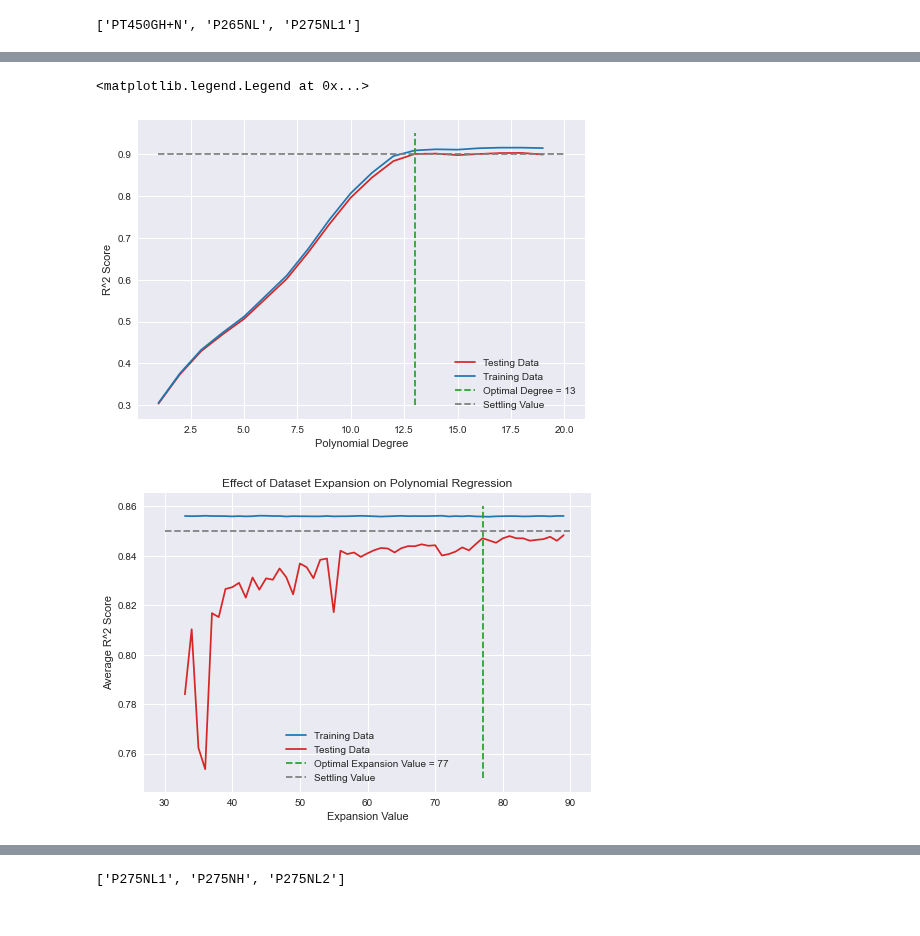
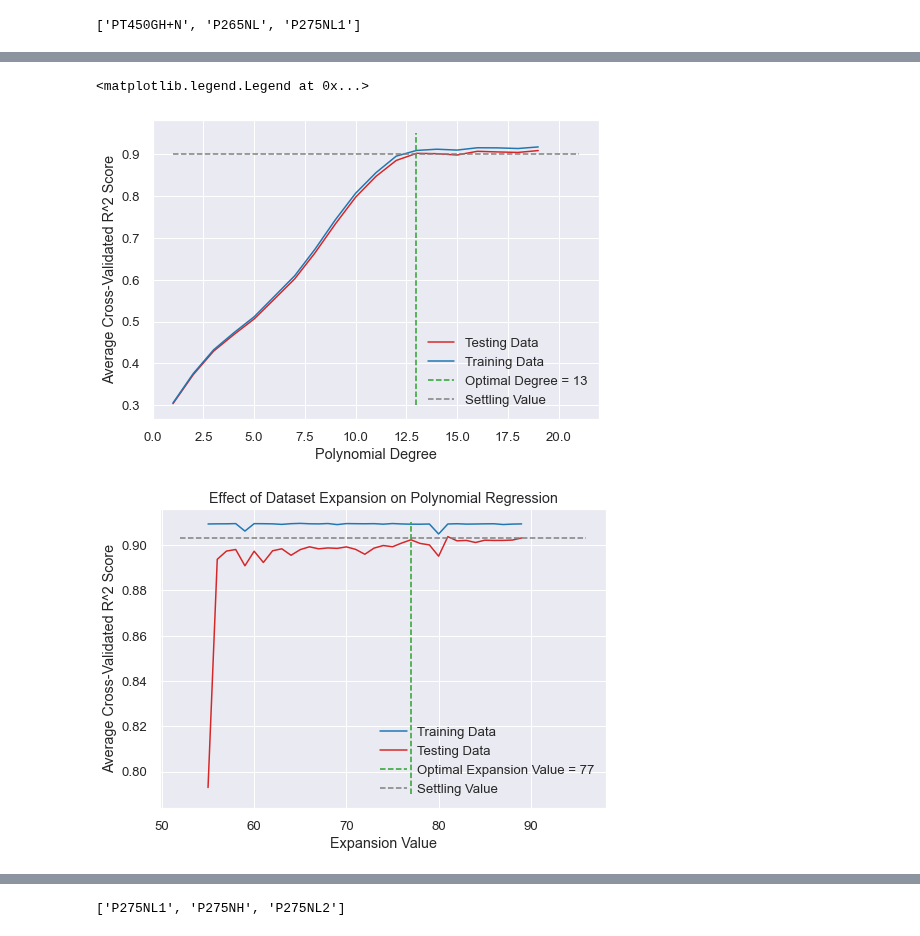
Before and after one commit to szayed99/Steel-Classification-Through-Machine-Learning, a Jupyter notebook: Regression (1).ipynb, the cells around one changed output, grey strips where cells are left out. Cells and saved outputs as stored; diff of their text form; code cells hidden in the pictures.

```diff
--- a/Regression (1).ipynb
+++ b/Regression (1).ipynb
@@ -760,13 +762,17 @@ def improve_needed_elems_poly(cross_valid_dict_r2, cross_valid_dict_rmse, degree
 
 # Define list which stores average R-squared scores
 elems_r2_test_poly = []
+elems_r2_std_test_poly = []
 elems_r2_train_poly = []
+elems_r2_std_train_poly = []
 
 # Loop through all elements and find their average R-squared score accross their minimum and maximum limits
 j = 0
 for i in range(15):
     elems_r2_test_poly.append((list(cross_valid_dict_r2_poly.values())[i+j][0][0] + list(cross_valid_dict_r2_poly.values())[i+j+1][0][0]) / 2)
     elems_r2_train_poly.append((list(cross_valid_dict_r2_poly.values())[i+j][1][0] + list(cross_valid_dict_r2_poly.values())[i+j+1][1][0]) / 2)
+    elems_r2_std_test_poly.append((list(cross_valid_dict_r2_poly.values())[i+j][0][1] + list(cross_valid_dict_r2_poly.values())[i+j+1][0][1]) / 2)
+    elems_r2_std_train_poly.append((list(cross_valid_dict_r2_poly.values())[i+j][1][1] + list(cross_valid_dict_r2_poly.values())[i+j+1][1][1]) / 2)
     j += 1
 
 # Plot the average cross-validated R-squared score for each element in training and testing data
@@ -928,43 +923,14 @@ for n in degree_settings:
-# %%
-# Define list which stores average R-squared scores
-avg_r2_test_poly_lst = []
-avg_r2_train_poly_lst = []
-
-degree_settings = range(1, 20)
-
-# Loop through every neighbours setting
-for n in degree_settings:
-    # Save average R-squared score for each element accross their minimum and maximum limits using previous model
-    elems_r2_test_poly = []
-    elems_r2_train_poly = []
-
-    # Run model at this degree
-    cross_valid_dict_r2_poly, cross_valid_dict_rmse_poly = run_model_poly_reg(n, 5)
-
-    # Loop through all elements and find their average R-squared score accross their minimum and maximum limits
-    j = 0
-    for i in range(15):
-        elems_r2_test_poly.append((list(cross_valid_dict_r2_poly.values())[i+j][0][0] + list(cross_valid_dict_r2_poly.values())[i+j+1][0][0]) / 2)
-        elems_r2_train_poly.append((list(cross_valid_dict_r2_poly.values())[i+j][1][0] + list(cross_valid_dict_r2_poly.values())[i+j+1][1][0]) / 2)
-        j += 1
-
-
-    # Find the average cross-validated r-squared score for training and testing data accross all elements
-    avg_r2_test_poly = sum(elems_r2_test_poly) / len(elems_r2_test_poly)
-    avg_r2_train_poly = sum(elems_r2_train_poly) / len(elems_r2_train_poly)
-    avg_r2_test_poly_lst.append(avg_r2_test_poly)
-    avg_r2_train_poly_lst.append(avg_r2_train_poly)
 # %%
-plt.plot(degree_settings, avg_r2_test_poly_lst, label="Testing Data", color = "tab:red")
-plt.plot(degree_settings, avg_r2_train_poly_lst, label="Training Data", color = "tab:blue")
+plt.plot(degree_settings, avg_r2_test_poly, label="Testing Data", color = "tab:red")
+plt.plot(degree_settings, avg_r2_train_poly, label="Training Data", color = "tab:blue")
 plt.plot([13]*100, np.linspace(0.3, 0.95, 100), "--", color = "tab:green", label = "Optimal Degree = 13")
-plt.plot(np.linspace(1, 20, 100), [0.90]*100, "--", color = "tab:grey", label = "Settling Value")
-plt.ylabel("R^2 Score")
+plt.plot(np.linspace(1, 21, 100), [0.90]*100, "--", color = "tab:grey", label = "Settling Value")
+plt.ylabel("Average Cross-Validated R^2 Score")
 plt.xlabel("Polynomial Degree")
 plt.legend()
 # %% [output]
 <matplotlib.legend.Legend at 0x...>
-[figure, old version]
+[figure, new version]
 # %%
 ## Visualize the effect of expansion-value (k) on polynomial-regression average accuracy
 
@@ -997,14 +963,14 @@ for k in k_values:
     avg_r2_test_poly_lst.append(avg_r2_test_poly)
     avg_r2_train_poly_lst.append(avg_r2_train_poly)
 # %%
-plt.plot(k_values[30:], avg_r2_train_poly_lst[30:], color = "tab:blue", label = "Training Data")
-plt.plot(k_values[30:], avg_r2_test_poly_lst[30:], color = "tab:red", label = "Testing Data")
-plt.plot([77]*100, np.linspace(0.75, 0.86, 100), "--", color = "tab:green", label = "Optimal Expansion Value = 77")
-plt.plot(np.linspace(30, 90, 100), [0.85]*100, "--", color = "tab:grey", label = "Settling Value")
-plt.ylabel("Average R^2 Score")
+plt.plot(k_values[52:], avg_r2_train_poly_lst[52:], color = "tab:blue", label = "Training Data")
+plt.plot(k_values[52:], avg_r2_test_poly_lst[52:], color = "tab:red", label = "Testing Data")
+plt.plot([77]*100, np.linspace(0.79, 0.91, 100), "--", color = "tab:green", label = "Optimal Expansion Value = 77")
+plt.plot(np.linspace(52, 96, 100), [0.903]*100, "--", color = "tab:grey", label = "Settling Value")
+plt.ylabel("Average Cross-Validated R^2 Score")
 plt.xlabel("Expansion Value")
 plt.title("Effect of Dataset Expansion on Polynomial Regression")
-plt.legend()
+plt.legend(loc=4)
 plt.show()
 # %% [output]
-[figure, old version]
+[figure, new version]
```
Also changed, not shown: parts of 9 cells of this notebook.
